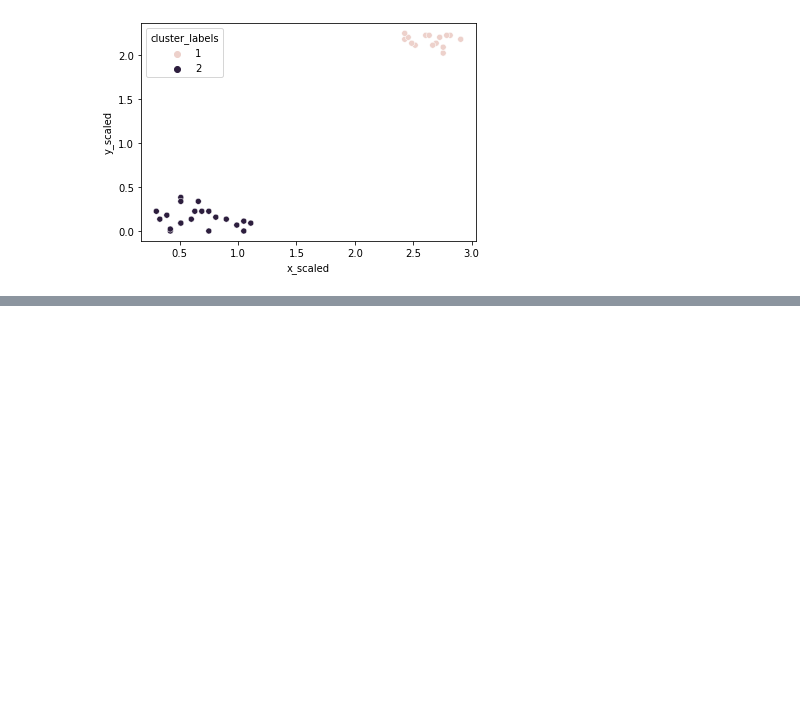
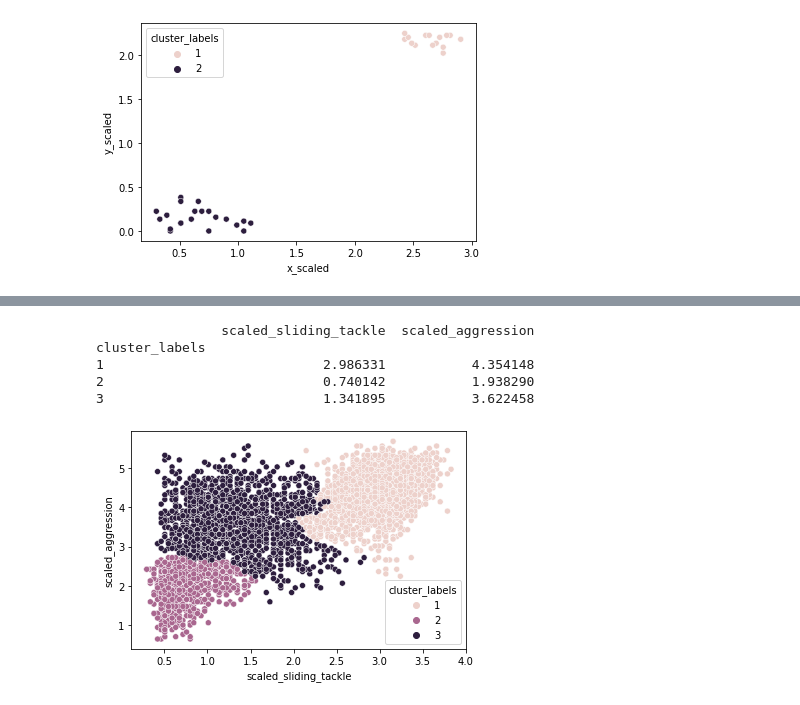
Before and after one commit to xwu0223/MBAN-6400, a Jupyter notebook: Cluster Analysis in Python/Hierarchical Clustering/hierarchical_clustering.ipynb, the cells around one changed output, grey strips where cells are left out. Cells and saved outputs as stored; diff of their text form; code cells hidden in the pictures; blank space fills up the shorter version.

```diff
--- a/Cluster Analysis in Python/Hierarchical Clustering/hierarchical_clustering.ipynb
+++ b/Cluster Analysis in Python/Hierarchical Clustering/hierarchical_clustering.ipynb
@@ -235,0 +249,8 @@ plt.show()
+# %%
+fifa = pd.read_csv('/Users/xingkaiwu/Library/CloudStorage/OneDrive-YorkUniversity/MBAN Winter/MBAN 6400/Cluster Analysis in Python/fifa_18_dataset.csv')
+fifa = fifa[0:5000]
+# %%
+from scipy.cluster.vq import whiten
+data_scaled = whiten(fifa)
+scaled_data = pd.DataFrame(data_scaled, columns=['scaled_sliding_tackle','scaled_aggression'])
+fifa = pd.concat([fifa, scaled_data], axis=1)
@@ -235,0 +266,20 @@ plt.show()
+# %%
+# Fit the data into a hierarchical clustering algorithm
+distance_matrix = linkage(fifa[['scaled_sliding_tackle', 'scaled_aggression']], 'ward')
+
+# Assign cluster labels to each row of data
+fifa['cluster_labels'] = fcluster(distance_matrix, 3, criterion='maxclust')
+
+# Display cluster centers of each cluster
+print(fifa[['scaled_sliding_tackle', 'scaled_aggression', 'cluster_labels']].groupby('cluster_labels').mean())
+
+# Create a scatter plot through seaborn
+sns.scatterplot(x='scaled_sliding_tackle', y='scaled_aggression', hue='cluster_labels', data=fifa)
+plt.show()
+# %% [output]
+                scaled_sliding_tackle  scaled_aggression
+cluster_labels
+1                            2.986331           4.354148
+2                            0.740142           1.938290
+3                            1.341895           3.622458
+[figure, added]
```
Also changed, not shown: parts of 5 cells of this notebook.
